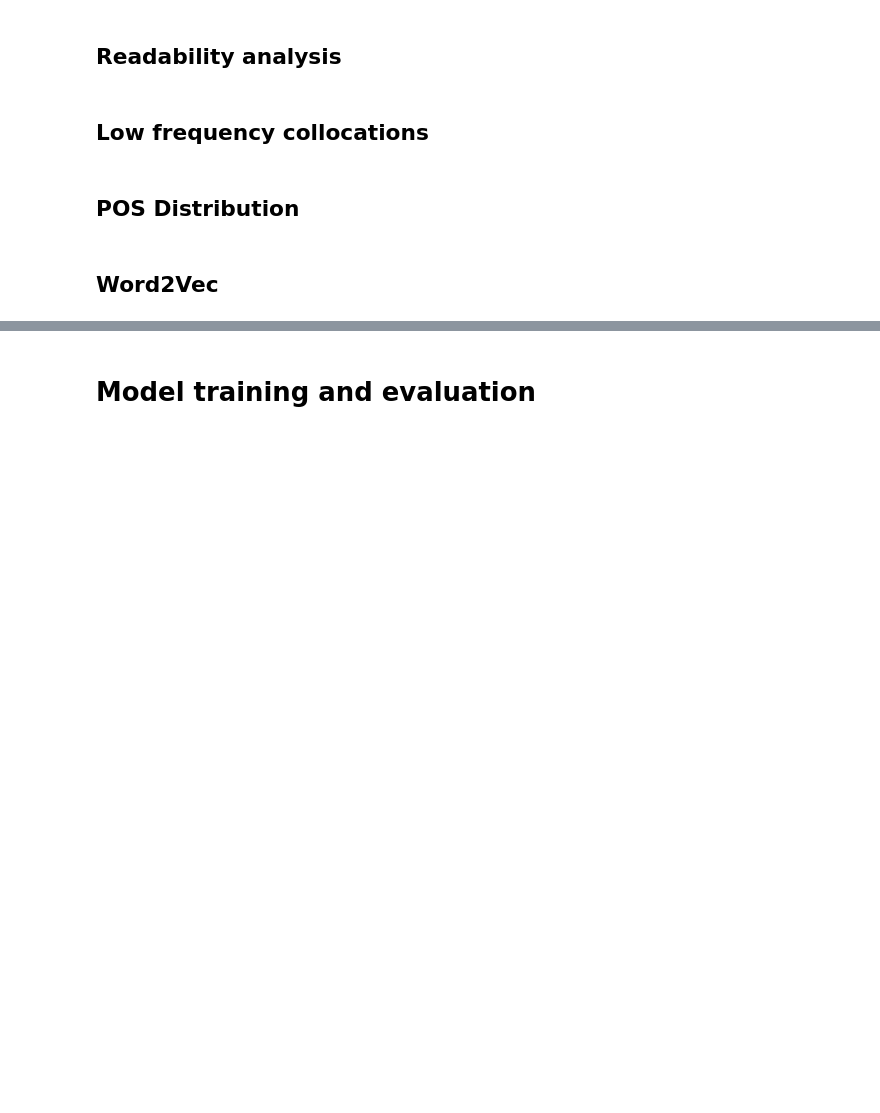
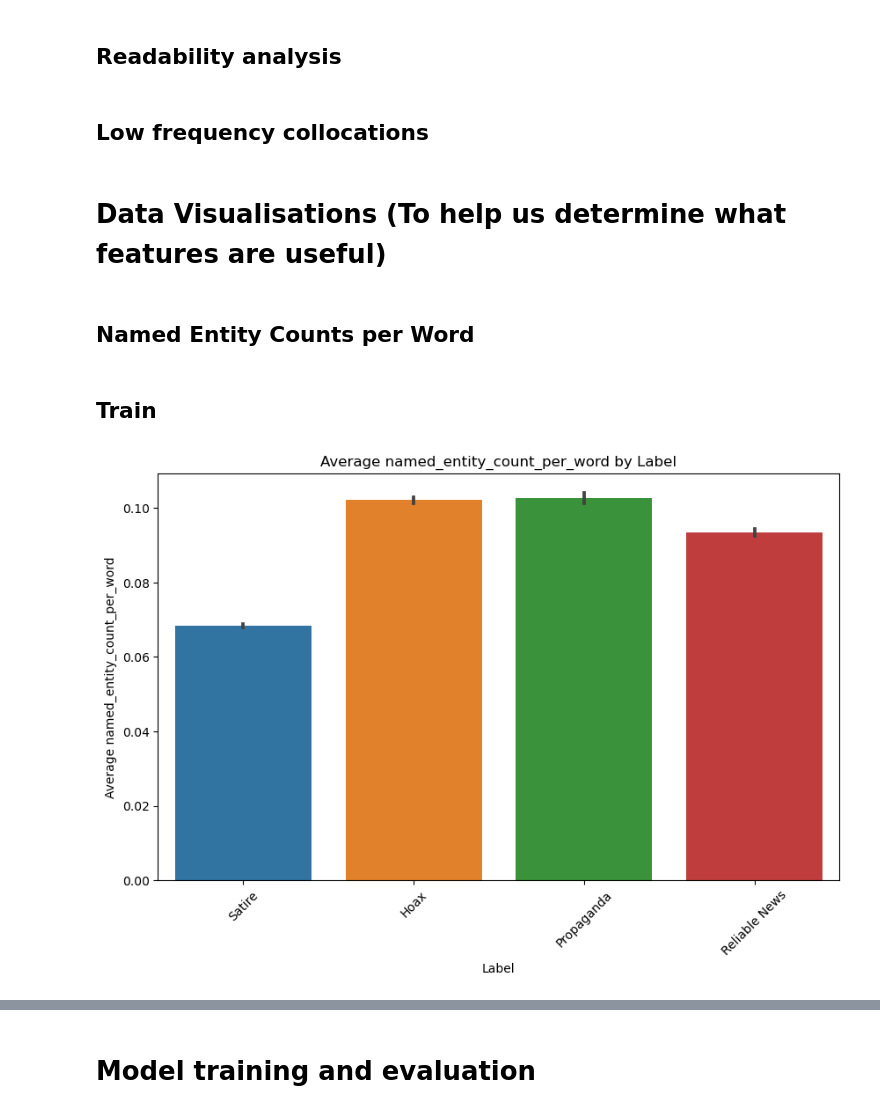
Before and after one commit to CS4248-Team46/CS4248_Group_46_project, a Jupyter notebook: LUN.ipynb, the cells around one changed output, grey strips where cells are left out. Drawn from its saved outputs; the diff is of its cells as text; code cells hidden in the pictures; blank space fills up the shorter version.

```diff
--- a/LUN.ipynb
+++ b/LUN.ipynb
@@ -299,22 +377,22 @@ df_test['sentiment'] = df_test['processed_text'].apply(get_sentiment)
 # %% [markdown]
 ## Subjectivity Analysis
 # %%
-# Function to compute subjectivity
-def get_subjectivity(text):
-    return TextBlob(text).sentiment.subjectivity
+# # Function to compute subjectivity
+# def get_subjectivity(text):
+#     return TextBlob(text).sentiment.subjectivity
 
-# Computing subjectivity for each article
-df_train['subjectivity'] = df_train['processed_text'].apply(get_subjectivity)
-df_test['subjectivity'] = df_test['processed_text'].apply(get_subjectivity)
+# # Computing subjectivity for each article
+# df_train['subjectivity'] = df_train['processed_text'].apply(get_subjectivity)
+# df_test['subjectivity'] = df_test['processed_text'].apply(get_subjectivity)
 # %% [markdown]
 ## Readability analysis
 # %%
-import textstat
-# Function to compute readability score
-def get_readability(text):
-    return textstat.flesch_reading_ease(text)
+# import textstat
+# # Function to compute readability score
+# def get_readability(text):
+#     return textstat.flesch_reading_ease(text)
 
-# Computing readability score for each article
-df_train['readability'] = df_train['text'].apply(get_readability)
-df_test['readability'] = df_test['text'].apply(get_readability)
+# # Computing readability score for each article
+# df_train['readability'] = df_train['text'].apply(get_readability)
+# df_test['readability'] = df_test['text'].apply(get_readability)
 # %%
@@ -394,4 +466,21 @@ np.save('test_semantic_dispersion.npy', test_sem_dis)
-# %% [markdown]
-## POS Distribution
-# %% [markdown]
-## Word2Vec
+# %% [markdown]
+# Data Visualisations (To help us determine what features are useful)
+# %% [markdown]
+## Named Entity Counts per Word
+# %% [markdown]
+## Train
+# %%
+def plot_feature_by_label(df, feature_name):
+    plt.figure(figsize=(10, 6))
+    sns.barplot(x='label', y=feature_name, data=df)
+    plt.title(f'Average {feature_name} by Label')
+    plt.xlabel('Label')
+    plt.ylabel(f'Average {feature_name}')
+    plt.xticks(rotation=45)  # Rotate labels if they overlap
+    plt.show()
+
+
+# training set
+plot_feature_by_label(df_train, 'named_entity_count_per_word')
+# %% [output]
+[figure, added]
```
Also changed, not shown: parts of 55 cells of this notebook, 41 other files.
